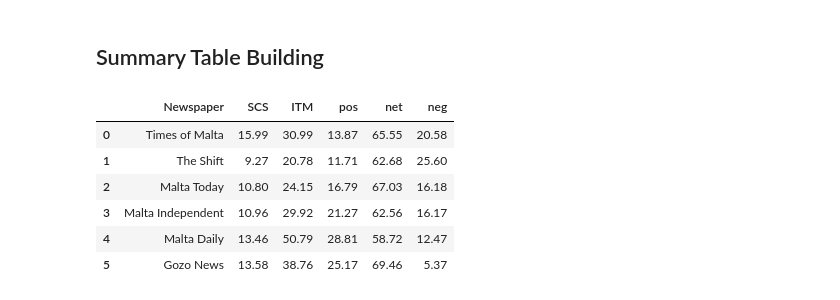
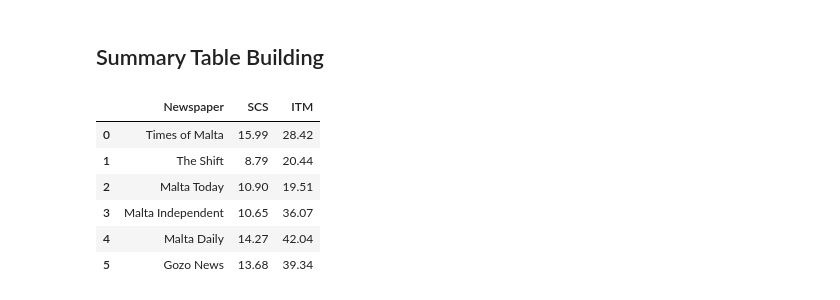
Before and after one commit to GabrielFreeze/fyp, a Jupyter notebook: data_visual/data_visual.ipynb, the cells around one changed output. Cells and saved outputs as stored; diff of their text form; code cells hidden in the pictures.

```diff
--- a/data_visual/data_visual.ipynb
+++ b/data_visual/data_visual.ipynb
@@ -20,13 +15,20 @@ warnings.filterwarnings('ignore')
 # %%
 newspapers = ['times_of_malta','the_shift','malta_today','independent','malta_daily','gozo_news']
 
-news_df = [pd.read_csv(os.path.join('..','data_collection',n,'final_data_tsc.csv'),
+news_df = [pd.read_csv(os.path.join('..','data_collection',n,'final_data.csv'),
                        index_col=False) for n in newspapers]
+
+for n in news_df:
+    if 'Caption' not in n.columns: n[['BLIP Caption x NER Caption',
+                                      'ITM x NER Caption',
+                                      'ITC x NER Caption']] = 0
 # %% [markdown]
 ## Create aggregate dataframe with mean values from all newspapers
 # %%
-columns=['BLIP Caption x NER Title','ITM x NER Title','ITC x NER Title','Title s_Positive','Title s_Neutral','Title s_Negative','BLIP Caption x NER Caption','ITM x NER Caption','ITC x NER Caption','Caption s_Positive','Caption s_Neutral','Caption s_Negative','BLIP Caption x KW Body','ITM x KW Body','ITC x KW Body','Body s_Positive','Body s_Neutral','Body s_Negative',
-         'Body s_Positive Prime Minister','Body s_Neutral Prime Minister','Body s_Negative Prime Minister']
+#Create aggregate dataframe
+columns=['BLIP Caption x NER Title','ITM x NER Title','ITC x NER Title',
+         'BLIP Caption x NER Caption','ITM x NER Caption','ITC x NER Caption',
+         'BLIP Caption x KW Body','ITM x KW Body','ITC x KW Body']
 
 #Take average values ignoring zeroes
 df =  pd.DataFrame(newspapers,columns=['Newspaper']).join(
@@ -35,7 +37,7 @@ df =  pd.DataFrame(newspapers,columns=['Newspaper']).join(
 df['Newspaper'] = ['Times of Malta','The Shift','Malta Today','Malta Independent','Malta Daily','Gozo News']
 df.to_csv(os.path.join('..','agg_data.csv'), index=False)
 
-for c in ['BLIP Caption x NER Caption','ITM x NER Caption','ITC x NER Caption','Caption s_Positive','Caption s_Neutral','Caption s_Negative']:
+for c in ['BLIP Caption x NER Caption','ITM x NER Caption','ITC x NER Caption']:
     df[c] = df[c].apply(lambda x: 0 if np.isnan(x) else x)
 
 l = len(df)
@@ -482,32 +488,35 @@ plt.clf()
 # %%
 df['SCS'] = df.apply(lambda x: np.mean([i for i in [x['BLIP Caption x NER Title'],
                                                     x['BLIP Caption x NER Caption'],
                                                     x['BLIP Caption x KW Body']] if i]), axis=1)
 
 df['ITM'] = df.apply(lambda x: np.mean([i for i in [x['ITM x NER Title'],
                                                     x['ITM x NER Caption'],
                                                     x['ITM x KW Body']] if i]), axis=1)
 
-df['pos'] = df.apply(lambda x: np.mean([i for i in [x['Title s_Positive'],
-                                                    x['Caption s_Positive'],
-                                                    x['Body s_Positive']] if i]), axis=1)
+# df['pos'] = df.apply(lambda x: np.mean([i for i in [x['Title s_Positive'],
+#                                                     x['Caption s_Positive'],
+#                                                     x['Body s_Positive']] if i]), axis=1)
 
-df['net'] = df.apply(lambda x: np.mean([i for i in [x['Title s_Neutral'],
-                                                    x['Caption s_Neutral'],
-                                                    x['Body s_Neutral']] if i]), axis=1)
-df['neg'] = df.apply(lambda x: np.mean([i for i in [x['Title s_Negative'],
-                                                    x['Caption s_Negative'],
-                                                    x['Body s_Negative']] if i]), axis=1)
+# df['net'] = df.apply(lambda x: np.mean([i for i in [x['Title s_Neutral'],
+#                                                     x['Caption s_Neutral'],
+#                                                     x['Body s_Neutral']] if i]), axis=1)
+# df['neg'] = df.apply(lambda x: np.mean([i for i in [x['Title s_Negative'],
+#                                                     x['Caption s_Negative'],
+#                                                     x['Body s_Negative']] if i]), axis=1)
 
 
 
-df[['SCS','ITM','pos','net','neg']] = df[['SCS','ITM','pos','net','neg']].apply(lambda x: x.apply(lambda y: round(y*100,2)))
-df[['Newspaper','SCS','ITM','pos','net','neg']]
+# df[['SCS','ITM','pos','net','neg']] = df[['SCS','ITM','pos','net','neg']].apply(lambda x: x.apply(lambda y: round(y*100,2)))
+# df[['Newspaper','SCS','ITM','pos','net','neg']]
+
+df[['SCS','ITM']] = df[['SCS','ITM']].apply(lambda x: x.apply(lambda y: round(y*100,2)))
+df[['Newspaper','SCS','ITM']]
 # %% [output]
-|  | Newspaper | SCS | ITM | pos | net | neg |
-| 0 | Times of Malta | 15.99 | 30.99 | 13.87 | 65.55 | 20.58 |
-| 1 | The Shift | 9.27 | 20.78 | 11.71 | 62.68 | 25.60 |
-| 2 | Malta Today | 10.80 | 24.15 | 16.79 | 67.03 | 16.18 |
-| 3 | Malta Independent | 10.96 | 29.92 | 21.27 | 62.56 | 16.17 |
-| 4 | Malta Daily | 13.46 | 50.79 | 28.81 | 58.72 | 12.47 |
-| 5 | Gozo News | 13.58 | 38.76 | 25.17 | 69.46 | 5.37 |
+|  | Newspaper | SCS | ITM |
+| 0 | Times of Malta | 15.99 | 28.42 |
+| 1 | The Shift | 8.79 | 20.44 |
+| 2 | Malta Today | 10.90 | 19.51 |
+| 3 | Malta Independent | 10.65 | 36.07 |
+| 4 | Malta Daily | 14.27 | 42.04 |
+| 5 | Gozo News | 13.68 | 39.34 |
```
Also changed, not shown: parts of 21 cells of this notebook, 42 other files.
